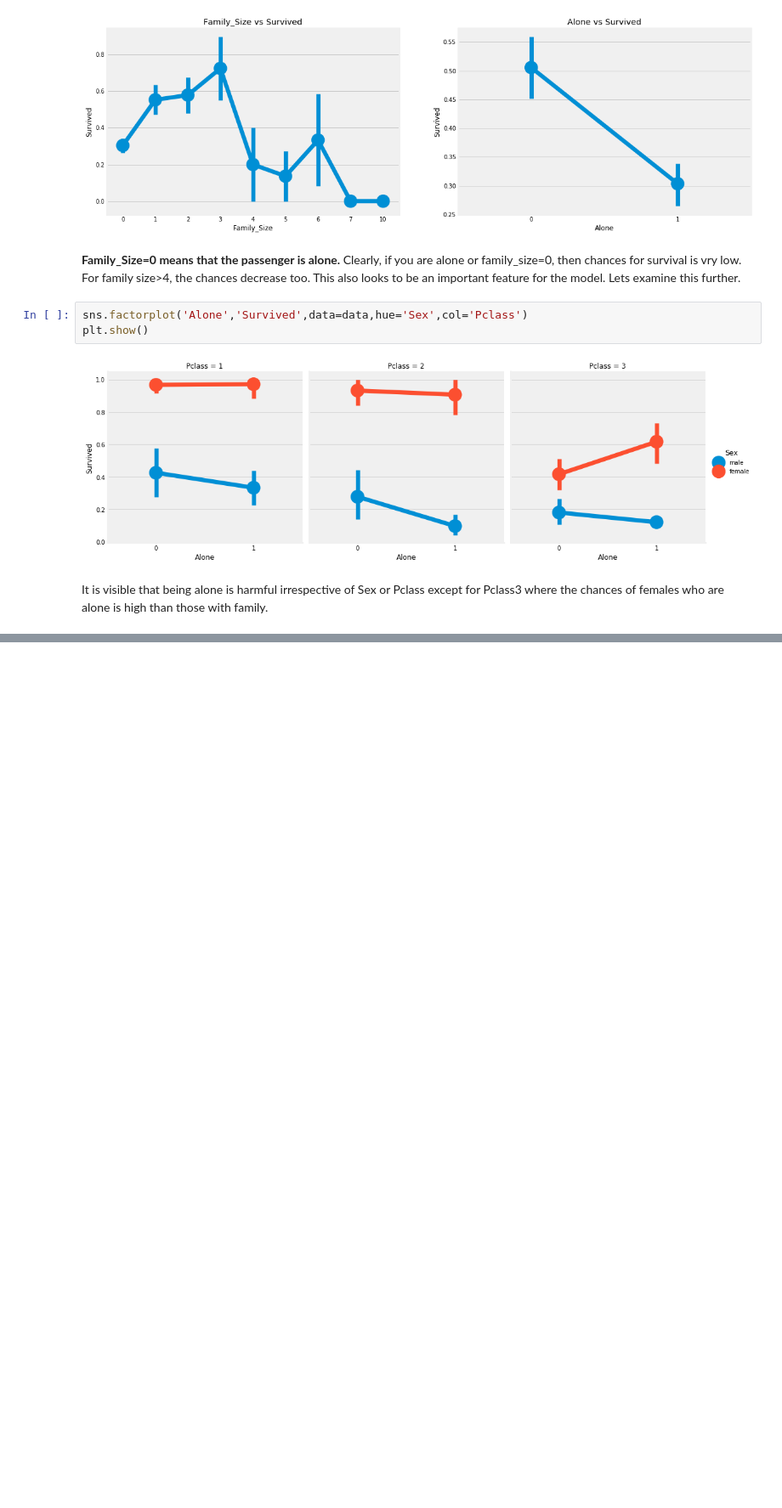
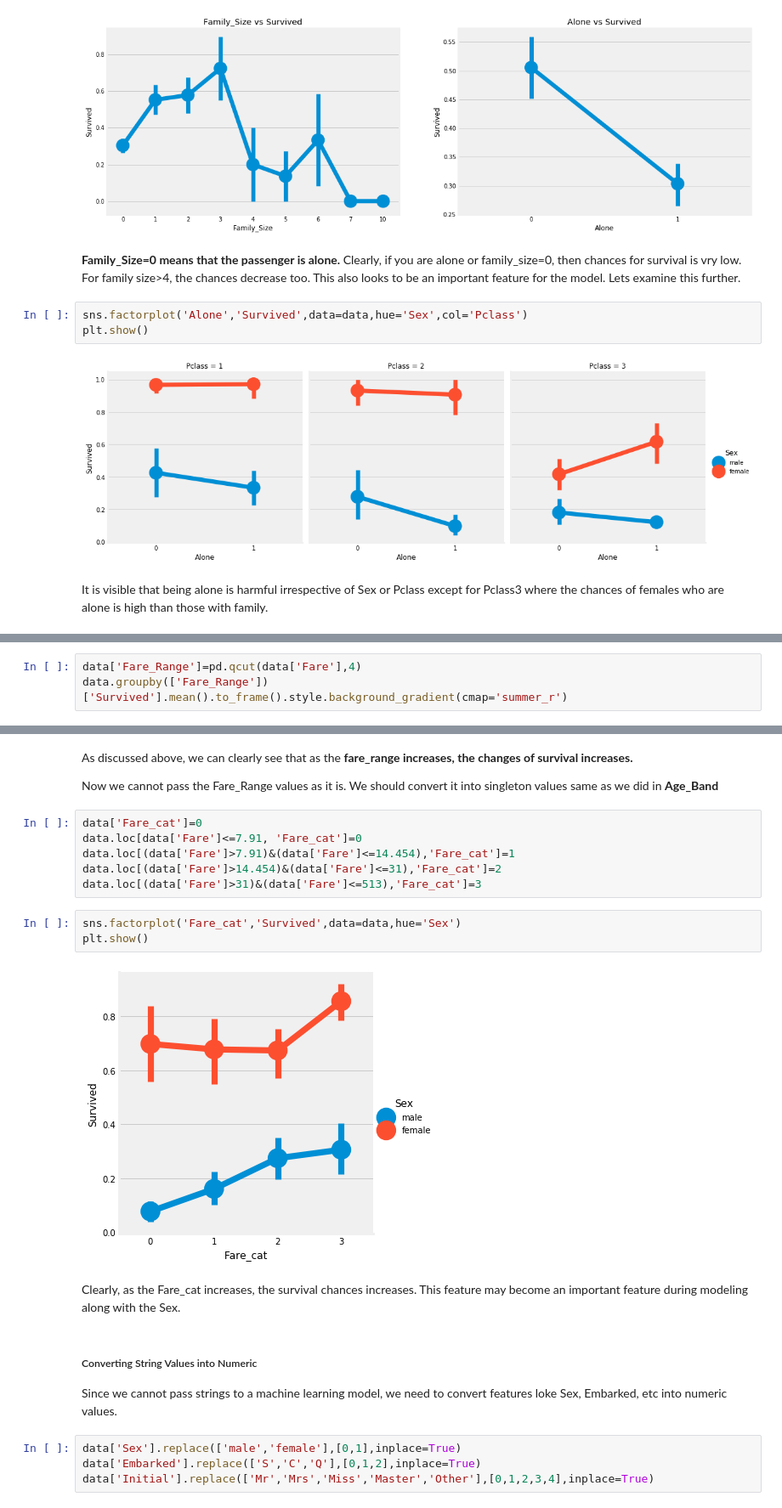
Before and after one commit to JohnHeo04/Day_by_day, a Jupyter notebook: 1st_EDA to Prediction.ipynb, the cells around one changed output, grey strips where cells are left out. Shown at 85% size. Drawn from its saved outputs; the diff is of its cells as text; blank space fills up the shorter version.

```diff
--- a/1st_EDA to Prediction.ipynb
+++ b/1st_EDA to Prediction.ipynb
@@ -573,0 +578,3 @@ F
+# %%
+data['Fare_Range']=pd.qcut(data['Fare'],4)
+data.groupby(['Fare_Range'])['Survived'].mean().to_frame().style.background_gradient(cmap='summer_r')
@@ -573,0 +588,25 @@ F
+# %% [markdown]
+As discussed above, we can clearly see that as the __fare_range increases, the changes of survival increases.__
+
+Now we cannot pass the Fare_Range values as it is. We should convert it into singleton values same as we did in __Age_Band__
+# %%
+data['Fare_cat']=0
+data.loc[data['Fare']<=7.91, 'Fare_cat']=0
+data.loc[(data['Fare']>7.91)&(data['Fare']<=14.454),'Fare_cat']=1
+data.loc[(data['Fare']>14.454)&(data['Fare']<=31),'Fare_cat']=2
+data.loc[(data['Fare']>31)&(data['Fare']<=513),'Fare_cat']=3
+# %%
+sns.factorplot('Fare_cat','Survived',data=data,hue='Sex')
+plt.show()
+# %% [output]
+[figure, added]
+# %% [markdown]
+Clearly, as the Fare_cat increases, the survival chances increases. This feature may become an important feature during modeling along with the Sex.
+# %% [markdown]
+##### Converting String Values into Numeric
+
+Since we cannot pass strings to a machine learning model, we need to convert features loke Sex, Embarked, etc into numeric values.
+# %%
+data['Sex'].replace(['male','female'],[0,1],inplace=True)
+data['Embarked'].replace(['S','C','Q'],[0,1,2],inplace=True)
+data['Initial'].replace(['Mr','Mrs','Miss','Master','Other'],[0,1,2,3,4],inplace=True)
```
Also changed, not shown: parts of 21 cells of this notebook.
